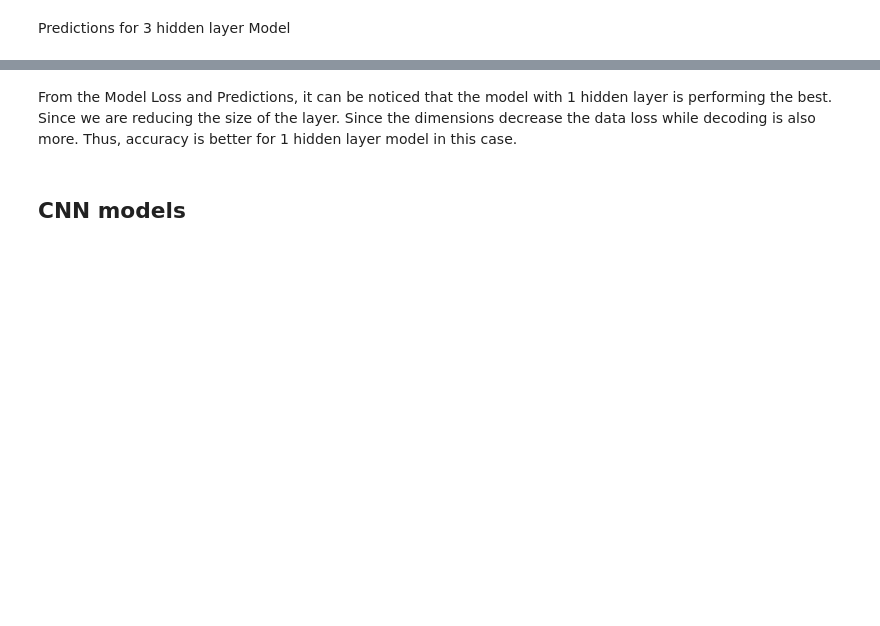
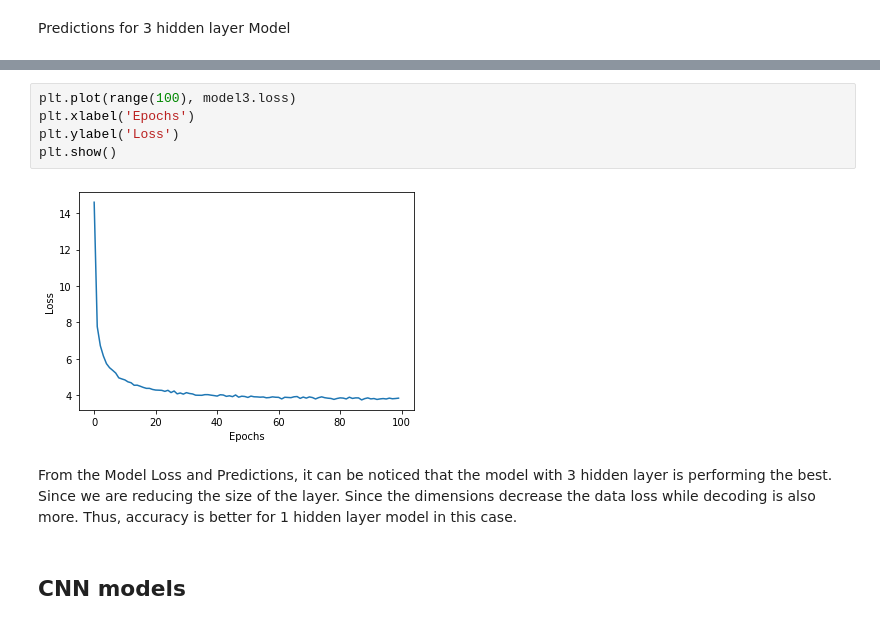
Before and after one commit to shivam-kislay/ATMTransaction, a Jupyter notebook: ShivamKislayAssignment.ipynb, the cells around one changed output, grey strips where cells are left out. Drawn from its saved outputs; the diff is of its cells as text; blank space fills up the shorter version.

```diff
--- a/ShivamKislayAssignment.ipynb
+++ b/ShivamKislayAssignment.ipynb
@@ -312,5 +362,12 @@ plt.show()
+# %%
+plt.plot(range(100), model3.loss)
+plt.xlabel('Epochs')
+plt.ylabel('Loss')
+plt.show()
+# %% [output]
+[figure, added]
 # %% [markdown]
-From the Model Loss and Predictions, it can be noticed that the model with 1 hidden layer is performing the best. Since we are reducing the size of the layer. Since the dimensions decrease the data loss while decoding is also more. Thus, accuracy is better for 1 hidden layer model in this case.
+From the Model Loss and Predictions, it can be noticed that the model with 3 hidden layer is performing the best. Since we are reducing the size of the layer. Since the dimensions decrease the data loss while decoding is also more. Thus, accuracy is better for 1 hidden layer model in this case.
 # %% [markdown]
 ## **CNN models**
 # %% [markdown]
```
Also changed, not shown: parts of 10 cells of this notebook.
